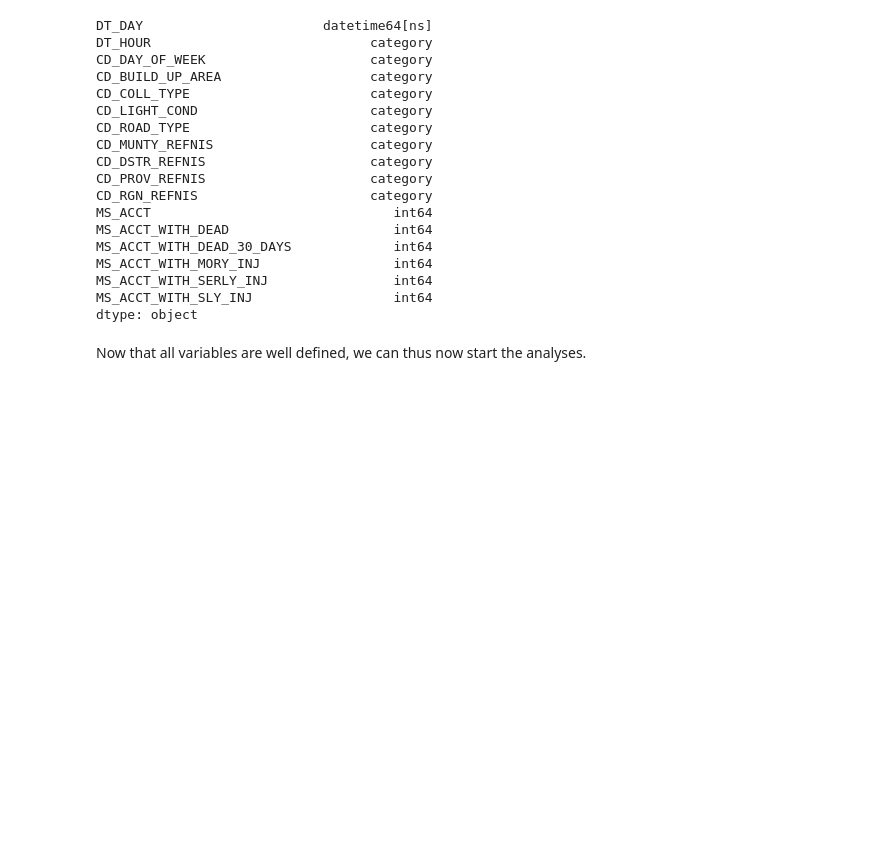
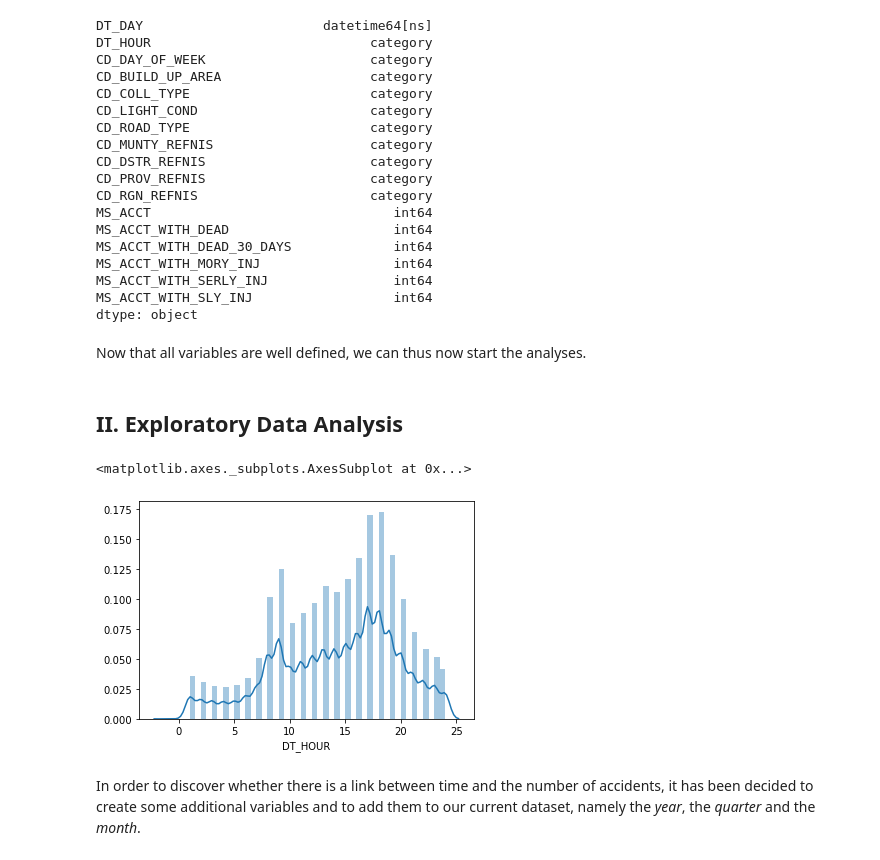
Before and after one commit to fmontoisy/Data-Science-IBM-Coursera, a Jupyter notebook: Final presentation capstone project.ipynb, the cells around one changed output. Saved outputs shown, nothing was run; the diff lists cells and outputs as text; code cells hidden in the pictures; blank space fills up the shorter version.

```diff
--- a/Final presentation capstone project.ipynb
+++ b/Final presentation capstone project.ipynb
@@ -56,4 +40,4 @@ list(df.columns.values)
 # %%
-df_new = df.drop(["TX_DAY_OF_WEEK_DESCR_NL", "TX_BUILD_UP_AREA_DESCR_NL", "TX_COLL_TYPE_DESCR_NL", "TX_LIGHT_COND_DESCR_NL", "TX_ROAD_TYPE_DESCR_NL", "TX_MUNTY_DESCR_NL", "TX_ADM_DSTR_DESCR_NL", "TX_PROV_DESCR_NL", "TX_RGN_DESCR_NL" ], axis=1)
-df_new.head()
+df_accidents = df.drop(["TX_DAY_OF_WEEK_DESCR_NL", "TX_BUILD_UP_AREA_DESCR_NL", "TX_COLL_TYPE_DESCR_NL", "TX_LIGHT_COND_DESCR_NL", "TX_ROAD_TYPE_DESCR_NL", "TX_MUNTY_DESCR_NL", "TX_ADM_DSTR_DESCR_NL", "TX_PROV_DESCR_NL", "TX_RGN_DESCR_NL" ], axis=1)
+df_accidents.shape
 # %% [output]
@@ -100,10 +78,10 @@ A description of the variables is described, together with the data type needed,
 Let's now convert the type of some variables (e.g. DT_DAY to datetime, DT_HOUR to categorical...)
 # %%
 # DT_DAY typecasting to datetime
-df_new['DT_DAY'] = pd.to_datetime(df_new['DT_DAY'])
+df_accidents['DT_DAY'] = pd.to_datetime(df_accidents['DT_DAY'])
 # %%
 #Changing the dataframe to the right data formats: lots of castings to categorical
 categorical_variables = ['DT_HOUR', 'CD_DAY_OF_WEEK', 'CD_BUILD_UP_AREA', 'CD_COLL_TYPE', 'CD_LIGHT_COND', 'CD_ROAD_TYPE', 'CD_MUNTY_REFNIS', 'CD_DSTR_REFNIS', 'CD_PROV_REFNIS', 'CD_RGN_REFNIS']
-df_cat = df[categorical_variables].astype('category')
-df_new = pd.concat([df_new['DT_DAY'], df_cat, df_new[['MS_ACCT','MS_ACCT_WITH_DEAD', 'MS_ACCT_WITH_DEAD_30_DAYS', 'MS_ACCT_WITH_MORY_INJ', 'MS_ACCT_WITH_SERLY_INJ', 'MS_ACCT_WITH_SLY_INJ'] ]], axis=1)
-df_new.head()
+df_cat = df_accidents[categorical_variables].astype('category')
+
+df_accidents = pd.concat([df_accidents['DT_DAY'], df_cat, df_accidents[['MS_ACCT','MS_ACCT_WITH_DEAD', 'MS_ACCT_WITH_DEAD_30_DAYS', 'MS_ACCT_WITH_MORY_INJ', 'MS_ACCT_WITH_SERLY_INJ', 'MS_ACCT_WITH_SLY_INJ'] ]], axis=1)
@@ -138,3 +109,12 @@ MS_ACCT_WITH_SLY_INJ                  int64
 dtype: object
 # %% [markdown]
 Now that all variables are well defined, we can thus now start the analyses.
+# %% [markdown]
+## **II. Exploratory Data Analysis**
+# %%
+sns.distplot(df_accidents['DT_HOUR'])
+# %% [output]
+<matplotlib.axes._subplots.AxesSubplot at 0x...>
+[figure, added]
+# %% [markdown]
+In order to discover whether there is a link between time and the number of accidents, it has been decided to create some additional variables and to add them to our current dataset, namely the _year_, the _quarter_ and the _month_.
```
Also changed, not shown: parts of 7 cells of this notebook.
